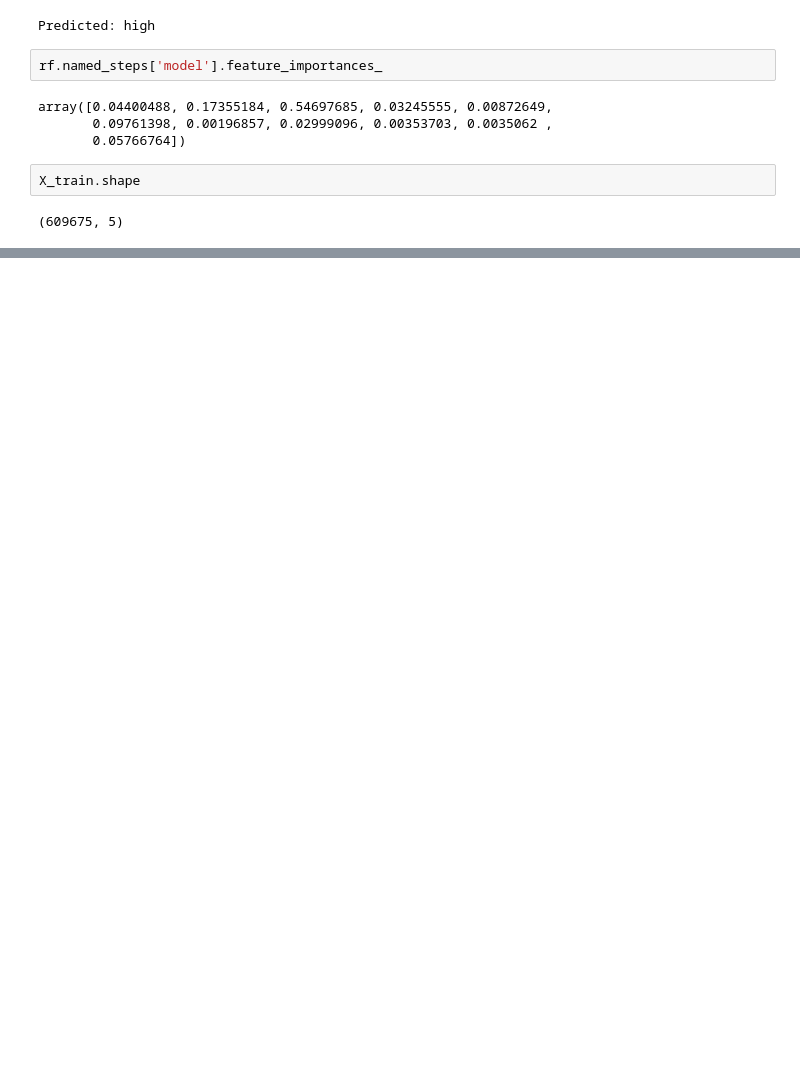
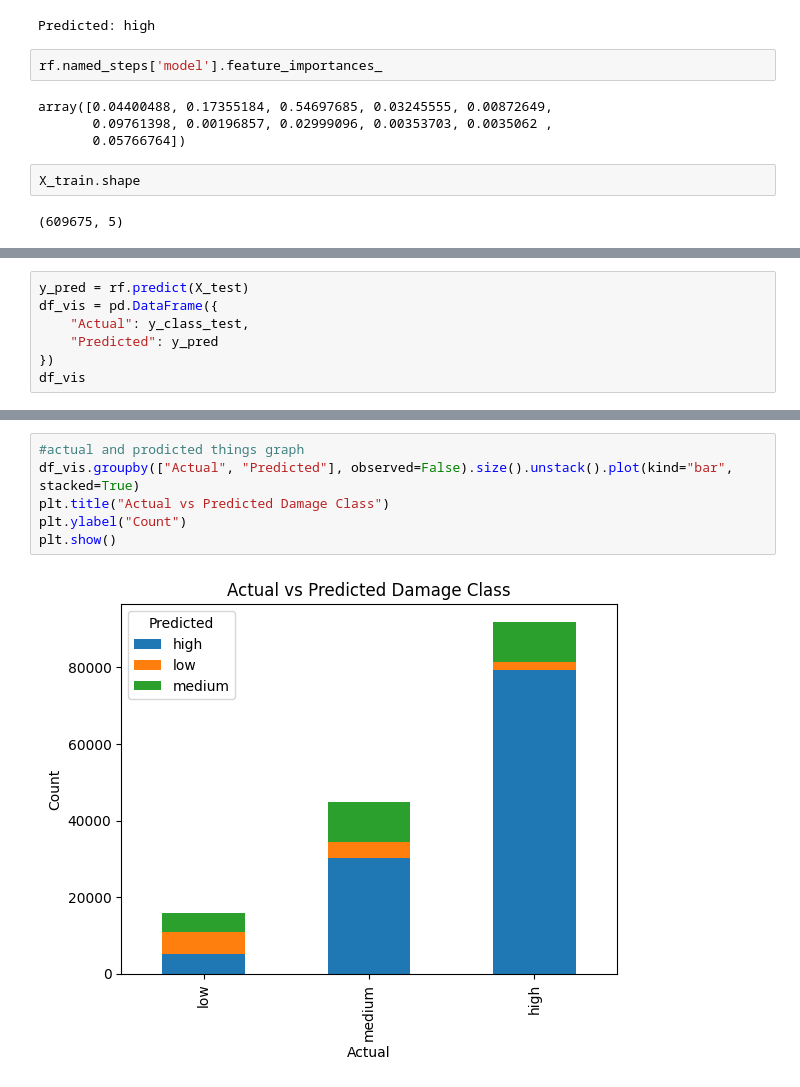
Before and after one commit to Srikiran05/Earthquake-Damage-Prediction, a Jupyter notebook: earthquake_damage_pred.ipynb, the cells around one changed output, grey strips where cells are left out. Drawn from its saved outputs; the diff is of its cells as text; blank space fills up the shorter version.

```diff
--- a/earthquake_damage_pred.ipynb
+++ b/earthquake_damage_pred.ipynb
@@ -354,0 +401,7 @@ plt.show()
+# %%
+y_pred = rf.predict(X_test)
+df_vis = pd.DataFrame({
+    "Actual": y_class_test,
+    "Predicted": y_pred
+})
+df_vis
@@ -354,0 +422,8 @@ plt.show()
+# %%
+#actual and prodicted things graph
+df_vis.groupby(["Actual", "Predicted"], observed=False).size().unstack().plot(kind="bar", stacked=True)
+plt.title("Actual vs Predicted Damage Class")
+plt.ylabel("Count")
+plt.show()
+# %% [output]
+[figure, added]
```
Also changed, not shown: parts of 19 cells of this notebook.
